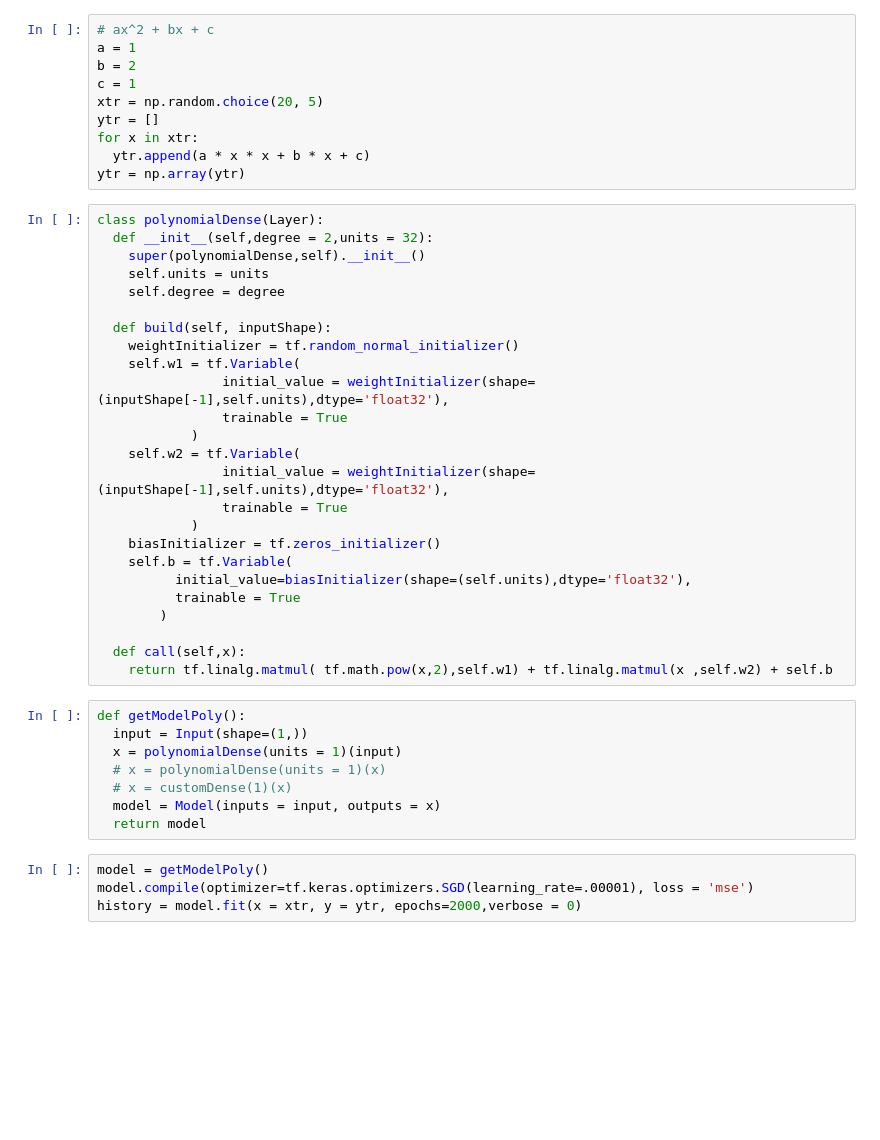
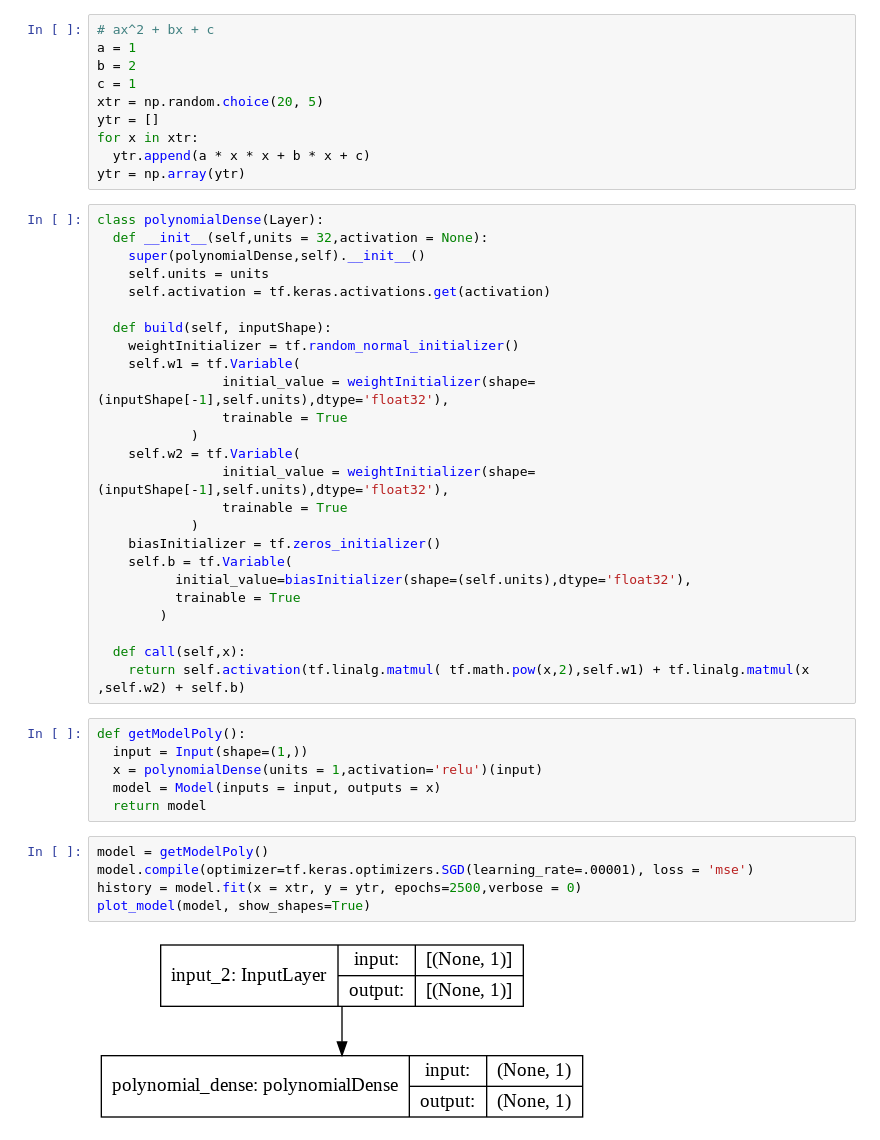
Before and after one commit to abdur-rafi/Advanced-Tensorflow, a Jupyter notebook: Course 1/Week 3/customLayers.ipynb, the cells around one changed output. Drawn from its saved outputs; the diff is of its cells as text; blank space fills up the shorter version.

```diff
--- a/Course 1/Week 3/customLayers.ipynb
+++ b/Course 1/Week 3/customLayers.ipynb
@@ -61,10 +66,10 @@ for x in xtr:
 ytr = np.array(ytr)
 # %%
 class polynomialDense(Layer):
-  def __init__(self,degree = 2,units = 32):
+  def __init__(self,units = 32,activation = None):
     super(polynomialDense,self).__init__()
     self.units = units
-    self.degree = degree
+    self.activation = tf.keras.activations.get(activation)
 
   def build(self, inputShape):
     weightInitializer = tf.random_normal_initializer()
@@ -83,19 +88,20 @@ class polynomialDense(Layer):
         )
 
   def call(self,x):
-    return tf.linalg.matmul( tf.math.pow(x,2),self.w1) + tf.linalg.matmul(x ,self.w2) + self.b
+    return self.activation(tf.linalg.matmul( tf.math.pow(x,2),self.w1) + tf.linalg.matmul(x ,self.w2) + self.b)
 # %%
 def getModelPoly():
   input = Input(shape=(1,))
-  x = polynomialDense(units = 1)(input)
-  # x = polynomialDense(units = 1)(x)
-  # x = customDense(1)(x)
+  x = polynomialDense(units = 1,activation='relu')(input)
   model = Model(inputs = input, outputs = x)
   return model
 # %%
 model = getModelPoly()
 model.compile(optimizer=tf.keras.optimizers.SGD(learning_rate=.00001), loss = 'mse')
-history = model.fit(x = xtr, y = ytr, epochs=2000,verbose = 0)
+history = model.fit(x = xtr, y = ytr, epochs=2500,verbose = 0)
+plot_model(model, show_shapes=True)
+# %% [output]
+[figure, added]
 # %%
 # expected value : 676
 model.predict([25])
```
Also changed, not shown: parts of 9 cells of this notebook.
